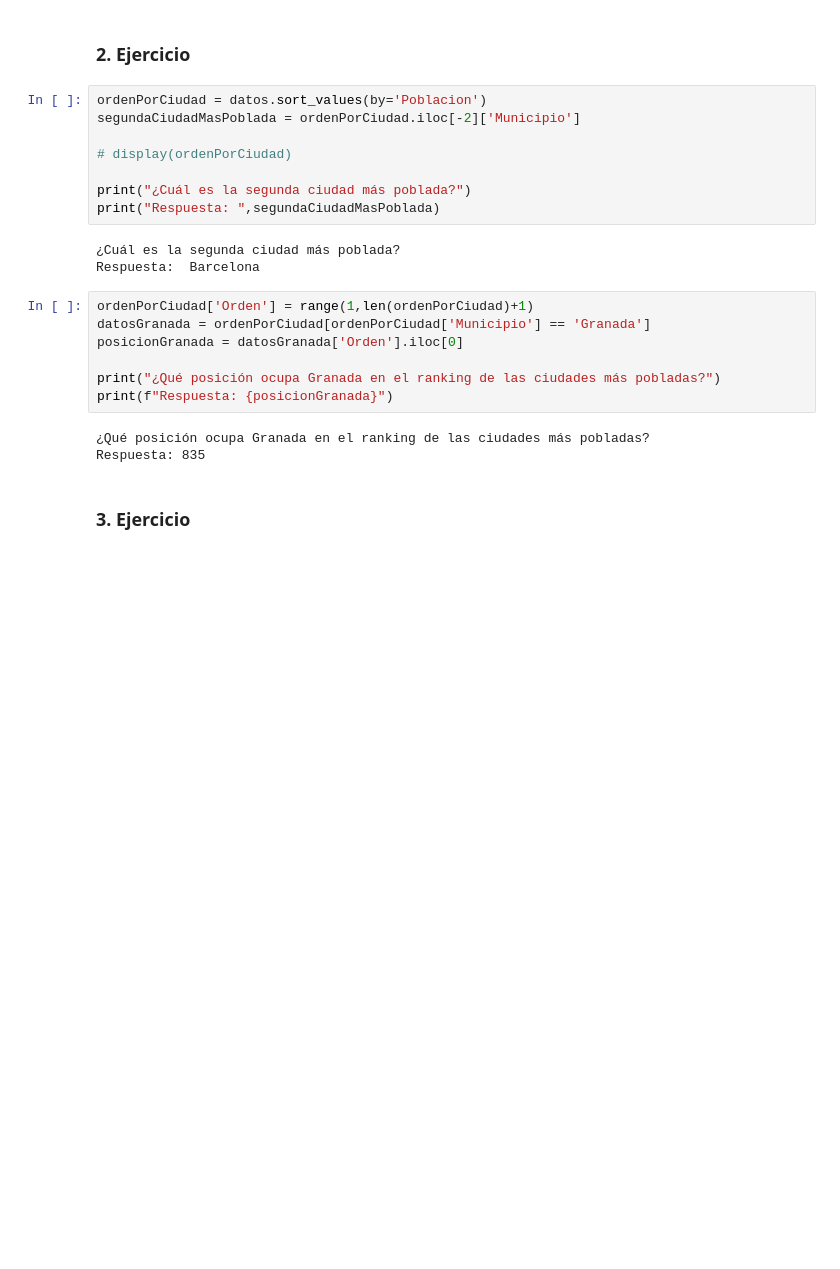
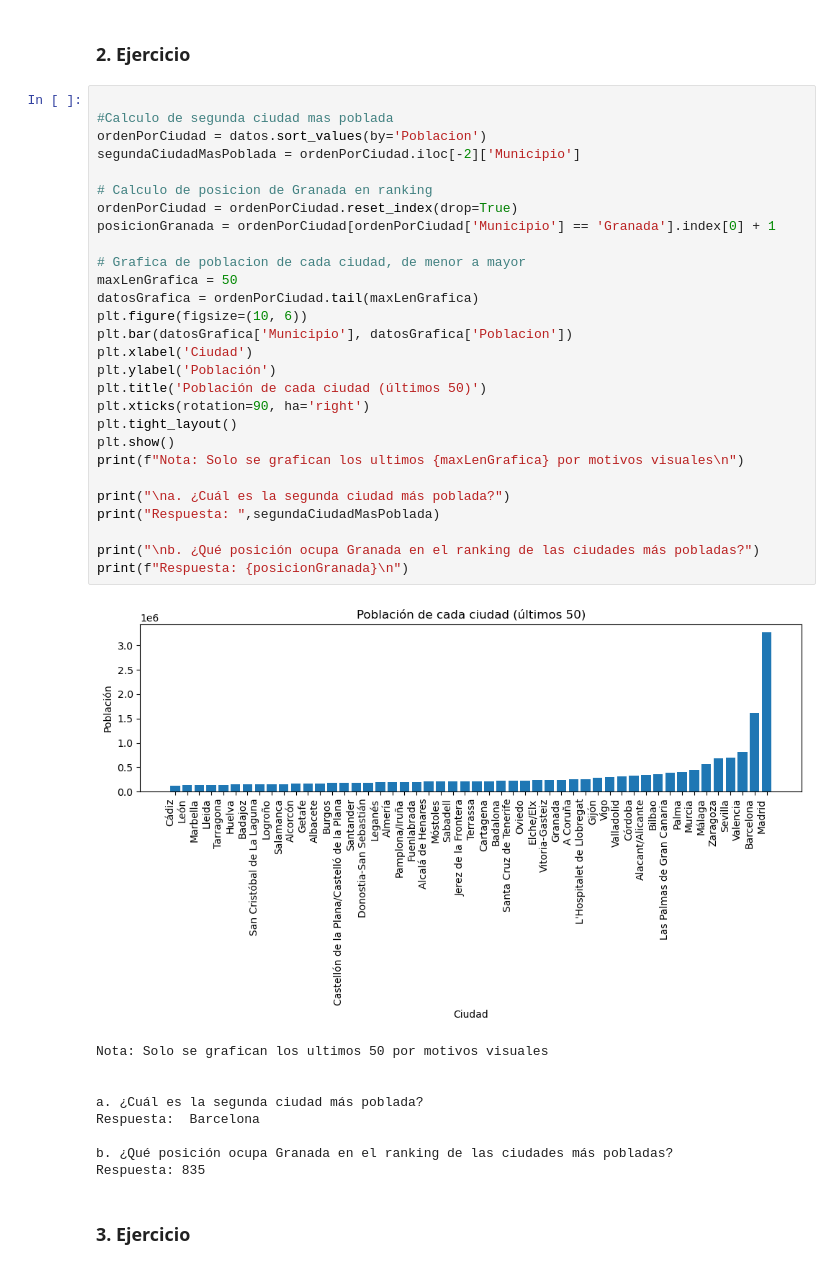
Before and after one commit to SirJose/Laboratorio3, a Jupyter notebook: Laboratorio 3 - 14001764.ipynb, the cells around one changed output. Saved outputs shown, nothing was run; the diff lists cells and outputs as text; blank space fills up the shorter version.

Commit message:
Agregar grafica ejercicio 2 parte 2. Corregir ejercicio 3 parte 2

```diff
--- a/Laboratorio 3 - 14001764.ipynb
+++ b/Laboratorio 3 - 14001764.ipynb
@@ -104,26 +102,43 @@ Respuesta: 62
 # %% [markdown]
 ### 2. Ejercicio
 # %%
+
+#Calculo de segunda ciudad mas poblada
 ordenPorCiudad = datos.sort_values(by='Poblacion')
 segundaCiudadMasPoblada = ordenPorCiudad.iloc[-2]['Municipio']
 
-# display(ordenPorCiudad)
+# Calculo de posicion de Granada en ranking
+ordenPorCiudad = ordenPorCiudad.reset_index(drop=True)
+posicionGranada = ordenPorCiudad[ordenPorCiudad['Municipio'] == 'Granada'].index[0] + 1
 
-print("¿Cuál es la segunda ciudad más poblada?")
+# Grafica de poblacion de cada ciudad, de menor a mayor
+maxLenGrafica = 50
+datosGrafica = ordenPorCiudad.tail(maxLenGrafica)
+plt.figure(figsize=(10, 6))
+plt.bar(datosGrafica['Municipio'], datosGrafica['Poblacion'])
+plt.xlabel('Ciudad')
+plt.ylabel('Población')
+plt.title('Población de cada ciudad (últimos 50)')
+plt.xticks(rotation=90, ha='right')
+plt.tight_layout()
+plt.show()
+print(f"Nota: Solo se grafican los ultimos {maxLenGrafica} por motivos visuales\n")
+
+print("\na. ¿Cuál es la segunda ciudad más poblada?")
 print("Respuesta: ",segundaCiudadMasPoblada)
+
+print("\nb. ¿Qué posición ocupa Granada en el ranking de las ciudades más pobladas?")
+print(f"Respuesta: {posicionGranada}\n")
 # %% [output]
+[figure, added]
-¿Cuál es la segunda ciudad más poblada?
+Nota: Solo se grafican los ultimos 50 por motivos visuales
+
+
+a. ¿Cuál es la segunda ciudad más poblada?
 Respuesta:  Barcelona
+
+b. ¿Qué posición ocupa Granada en el ranking de las ciudades más pobladas?
+Respuesta: 835
-# %%
-ordenPorCiudad['Orden'] = range(1,len(ordenPorCiudad)+1)
-datosGranada = ordenPorCiudad[ordenPorCiudad['Municipio'] == 'Granada']
-posicionGranada = datosGranada['Orden'].iloc[0]
-
-print("¿Qué posición ocupa Granada en el ranking de las ciudades más pobladas?")
-print(f"Respuesta: {posicionGranada}")
-# %% [output]
-¿Qué posición ocupa Granada en el ranking de las ciudades más pobladas?
-Respuesta: 835
 # %% [markdown]
 ### 3. Ejercicio
 # %%
```
Also changed, not shown: parts of 2 cells of this notebook.
